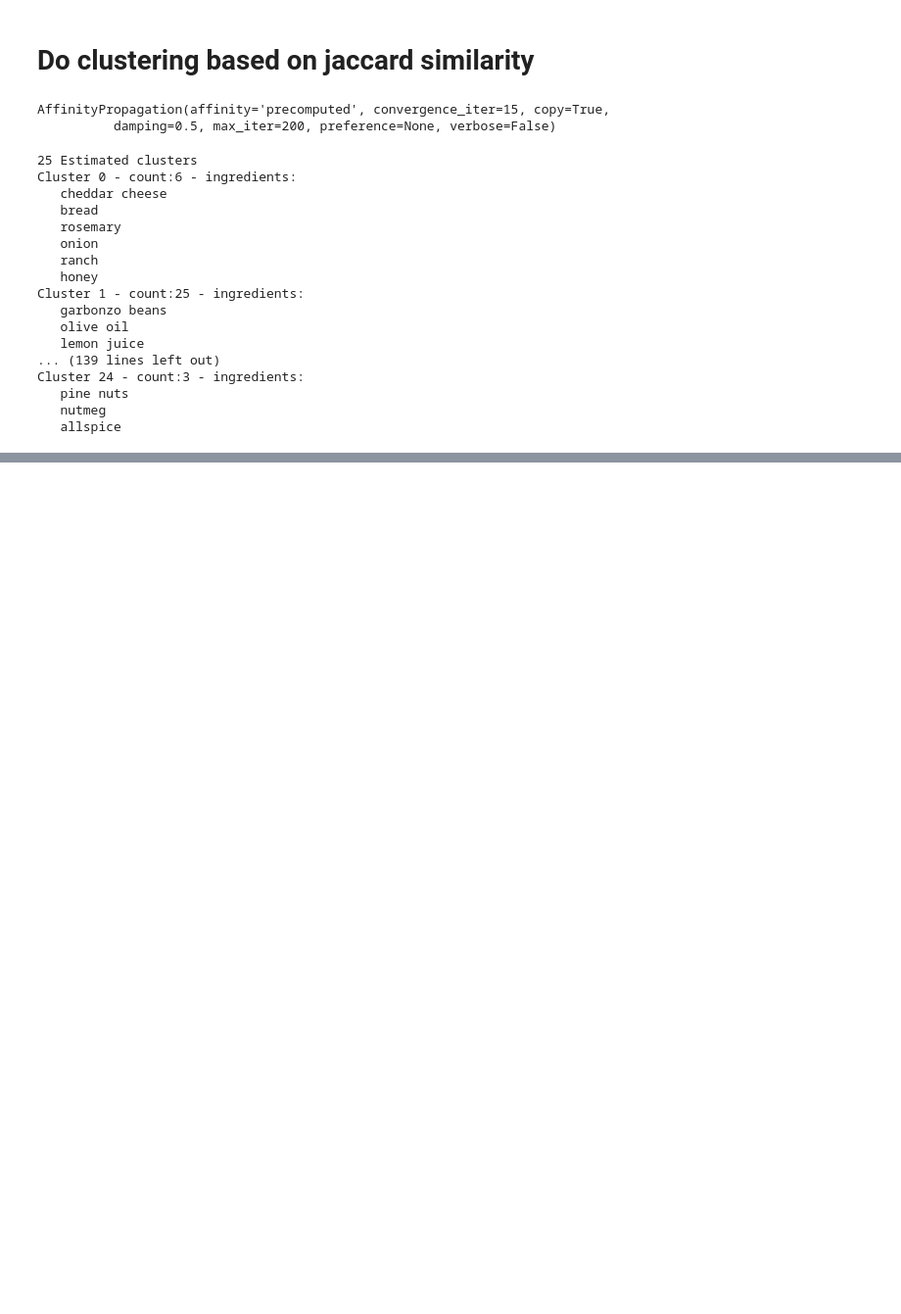
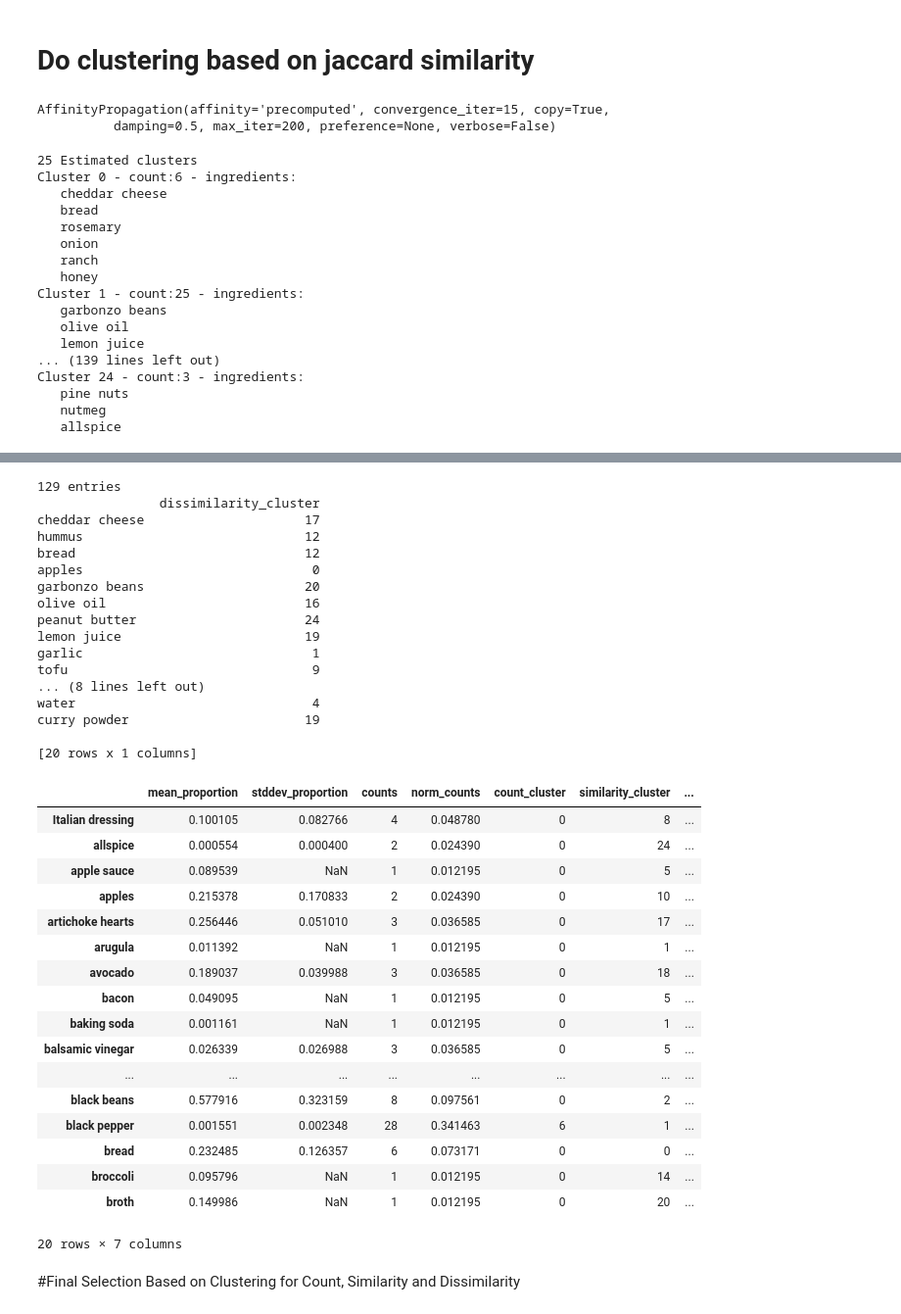
Before and after one commit to danjump/recipe_optimizer, a Jupyter notebook: analyze_data/ingredient_association_clustering.ipynb, the cells around one changed output, grey strips where cells are left out. Shown at 98% size. Saved outputs shown, nothing was run; the diff lists cells and outputs as text; code cells hidden in the pictures; blank space fills up the shorter version.

Commit message:
Final ingredient selection finished. database updated with results. Did various cleanup/polishing on other files

```diff
--- a/analyze_data/ingredient_association_clustering.ipynb
+++ b/analyze_data/ingredient_association_clustering.ipynb
@@ -98,0 +158,4 @@ Cluster 24 - count:3 - ingredients:
+# %%
+# merge the new column into the old dataframe to get the merged df that will be uploaded
+merged_df = pd.concat([ingr_df, similar_df], axis=1)
+merged_df.head(20)
@@ -98,0 +212,6 @@ Cluster 24 - count:3 - ingredients:
+# %%
+# jaccard dissimilarity values are all (1 - similarity)
+dissimilarity_matrix =  (1 - np.array(similarity_matrix)).tolist()
+# %%
+af_dis = AffinityPropagation(affinity='precomputed')
+af_dis.fit(dissimilarity_matrix)
@@ -98,0 +221,11 @@ Cluster 24 - count:3 - ingredients:
+# %%
+labels_dis = af_dis.labels_
+labels_unique_dis = np.unique(labels_dis)
+n_clusters_dis = len(labels_unique_dis)
+print n_clusters_dis, 'Estimated clusters'
+
+# print out results
+for i in range(len(labels_unique_dis)):
+    print 'Cluster %d - count:%d - ingredients:'%(i,len(labels_dis[labels_dis==i]))
+    for index in np.where(labels_dis==i)[0]:
+        print '   %s'%all_ingr_df['new_description'].unique()[index]
@@ -98,0 +250,48 @@ Cluster 24 - count:3 - ingredients:
+# %%
+#compose a compatible list of dissimilarity_cluster and add it to the dataframe
+dissimilar_df = pd.DataFrame({'dissimilarity_cluster':labels_dis},index=all_ingr_df['new_description'].unique())
+
+# Take a look at the data:
+print len(dissimilar_df), 'entries'
+print dissimilar_df.head(20)
+
+merged_df = pd.concat([merged_df, dissimilar_df], axis=1)
+merged_df.head(20)
+# %% [output]
+129 entries
+                dissimilarity_cluster
+cheddar cheese                     17
+hummus                             12
+bread                              12
+apples                              0
+garbonzo beans                     20
+olive oil                          16
+peanut butter                      24
+lemon juice                        19
+garlic                              1
+tofu                                9
+... (8 lines left out)
+water                               4
+curry powder                       19
+
+[20 rows x 1 columns]
+|  | mean_proportion | stddev_proportion | counts | norm_counts | count_cluster | similarity_cluster | ... |
+| Italian dressing | 0.100105 | 0.082766 | 4 | 0.048780 | 0 | 8 | ... |
+| allspice | 0.000554 | 0.000400 | 2 | 0.024390 | 0 | 24 | ... |
+| apple sauce | 0.089539 | NaN | 1 | 0.012195 | 0 | 5 | ... |
+| apples | 0.215378 | 0.170833 | 2 | 0.024390 | 0 | 10 | ... |
+| artichoke hearts | 0.256446 | 0.051010 | 3 | 0.036585 | 0 | 17 | ... |
+| arugula | 0.011392 | NaN | 1 | 0.012195 | 0 | 1 | ... |
+| avocado | 0.189037 | 0.039988 | 3 | 0.036585 | 0 | 18 | ... |
+| bacon | 0.049095 | NaN | 1 | 0.012195 | 0 | 5 | ... |
+| baking soda | 0.001161 | NaN | 1 | 0.012195 | 0 | 1 | ... |
+| balsamic vinegar | 0.026339 | 0.026988 | 3 | 0.036585 | 0 | 5 | ... |
+| ... | ... | ... | ... | ... | ... | ... | ... |
+| black beans | 0.577916 | 0.323159 | 8 | 0.097561 | 0 | 2 | ... |
+| black pepper | 0.001551 | 0.002348 | 28 | 0.341463 | 6 | 1 | ... |
+| bread | 0.232485 | 0.126357 | 6 | 0.073171 | 0 | 0 | ... |
+| broccoli | 0.095796 | NaN | 1 | 0.012195 | 0 | 14 | ... |
+| broth | 0.149986 | NaN | 1 | 0.012195 | 0 | 20 | ... |
+20 rows × 7 columns
+# %% [markdown]
+#Final Selection Based on Clustering for Count, Similarity and Dissimilarity
```
Also changed, not shown: parts of 22 cells of this notebook, 2 other files.
